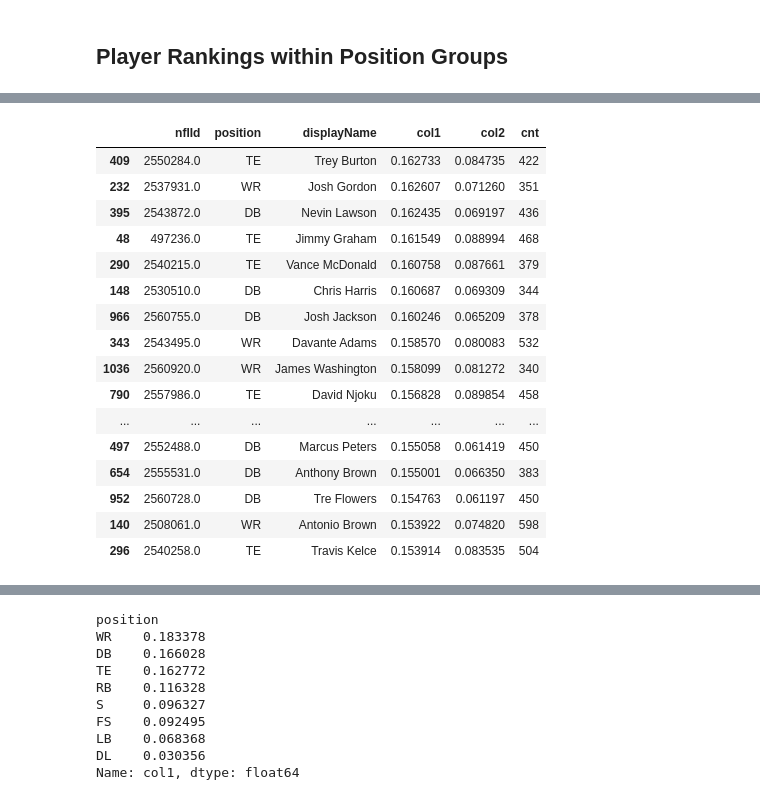
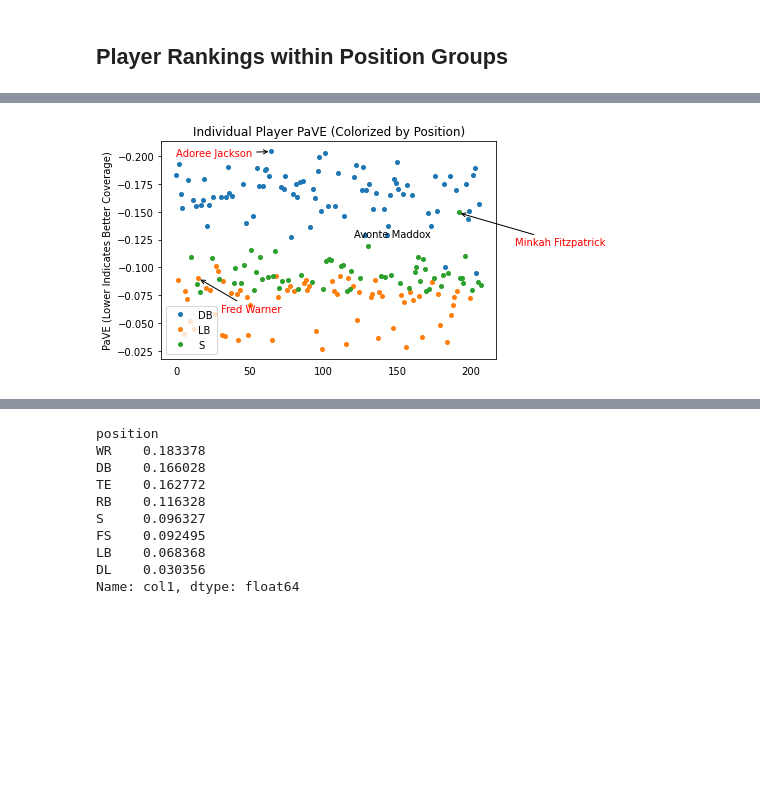
Before and after one commit to uditrana/BigDataBowl, a Jupyter notebook: analysis/eppa_analysis_all_plays.ipynb, the cells around one changed output, grey strips where cells are left out. Saved outputs shown, nothing was run; the diff lists cells and outputs as text; code cells hidden in the pictures; blank space fills up the shorter version.

```diff
--- a/analysis/eppa_analysis_all_plays.ipynb
+++ b/analysis/eppa_analysis_all_plays.ipynb
@@ -8,9 +11,9 @@ sys.path.insert(0, '..')
 # %% [markdown]
 ## Load Data, select relevant columns, average across play
 # %%
-all_passes = pd.read_pickle('data/all_passes.pkl')
-players = pd.read_csv('data/players.csv')
-player_stats = pd.read_pickle('data/all_player_stats.pkl').merge(players[['nflId', 'position']], on='nflId')
+all_passes = pd.read_pickle('../data/all_passes.pkl')
+players = pd.read_csv('../data/players.csv')
+player_stats = pd.read_pickle('../data/all_player_stats.pkl').merge(players[['nflId', 'position']], on='nflId')
 
 display(player_stats)
 # %% [output]
@@ -173,22 +178,35 @@ players_with_eppa.loc[(players_with_eppa.position == 'WR') & (players_with_eppa.
 # %%
+import seaborn as sns
+
 #players_with_eppa.loc[(players_with_eppa.cnt >= 300)].sort_values('col1', ascending=False).head(10).position.unique()
-players_with_eppa.loc[(players_with_eppa.cnt >= 300)].sort_values('col1', ascending=False).head(150).tail(20)
+players_with_eppa = players_with_eppa.loc[(players_with_eppa.cnt >= 300) & (players_with_eppa.position.isin(['DB', 'LB', 'S']))]#.sort_values('col1', ascending=False).head(150).tail(20)
+ids = np.arange(players_with_eppa.shape[0])
+np.random.shuffle(ids)
-# %% [output]
-|  | nflId | position | displayName | col1 | col2 | cnt |
-| 409 | 2550284.0 | TE | Trey Burton | 0.162733 | 0.084735 | 422 |
-| 232 | 2537931.0 | WR | Josh Gordon | 0.162607 | 0.071260 | 351 |
-| 395 | 2543872.0 | DB | Nevin Lawson | 0.162435 | 0.069197 | 436 |
-| 48 | 497236.0 | TE | Jimmy Graham | 0.161549 | 0.088994 | 468 |
-| 290 | 2540215.0 | TE | Vance McDonald | 0.160758 | 0.087661 | 379 |
-| 148 | 2530510.0 | DB | Chris Harris | 0.160687 | 0.069309 | 344 |
-| 966 | 2560755.0 | DB | Josh Jackson | 0.160246 | 0.065209 | 378 |
-| 343 | 2543495.0 | WR | Davante Adams | 0.158570 | 0.080083 | 532 |
-| 1036 | 2560920.0 | WR | James Washington | 0.158099 | 0.081272 | 340 |
-| 790 | 2557986.0 | TE | David Njoku | 0.156828 | 0.089854 | 458 |
-| ... | ... | ... | ... | ... | ... | ... |
-| 497 | 2552488.0 | DB | Marcus Peters | 0.155058 | 0.061419 | 450 |
-| 654 | 2555531.0 | DB | Anthony Brown | 0.155001 | 0.066350 | 383 |
-| 952 | 2560728.0 | DB | Tre Flowers | 0.154763 | 0.061197 | 450 |
-| 140 | 2508061.0 | WR | Antonio Brown | 0.153922 | 0.074820 | 598 |
-| 296 | 2540258.0 | TE | Travis Kelce | 0.153914 | 0.083535 | 504 |
+# %%
+players_with_eppa['id'] = ids
+# plot each player's eppa and color by position
+
+groups = players_with_eppa.groupby('position')
+fig, ax = plt.subplots()
+#ax.set_prop_cycle()
+ax.margins(0.05)
+for name, group in groups:
+    ax.plot(group.id, group.col1 * -1, marker='o', linestyle='', ms=4, label=name)
+ax.legend(numpoints=1, loc='lower left')
+ax.tick_params(
+    axis='x',          # changes apply to the x-axis
+    which='both',      # both major and minor ticks are affected
+    bottom=False,      # ticks along the bottom edge are off
+    top=False,         # ticks along the top edge are off
+    labelbottom=True) # labels along the bottom edge are off
+ax.set_title('Individual Player PaVE (Colorized by Position)')
+ax.set_ylabel('PaVE (Lower Indicates Better Coverage)')
+plt.gca().invert_yaxis()
+ax.annotate('Minkah Fitzpatrick', (192, -0.149), xytext=(230, -0.12), arrowprops={'arrowstyle':'->'}, color='red')
+ax.annotate('Fred Warner', (15, -0.09), xytext=(30, -0.06), arrowprops={'arrowstyle':'->'}, color='red')
+ax.annotate('Adoree Jackson', (64, -0.204), xytext=(0, -0.2), arrowprops={'arrowstyle':'->'}, color='red')
+ax.annotate('Avonte Maddox', (121, -0.127))
+plt.show()
+# %% [output]
+[figure, added]
 # %%
```
Also changed, not shown: parts of 5 cells of this notebook.
